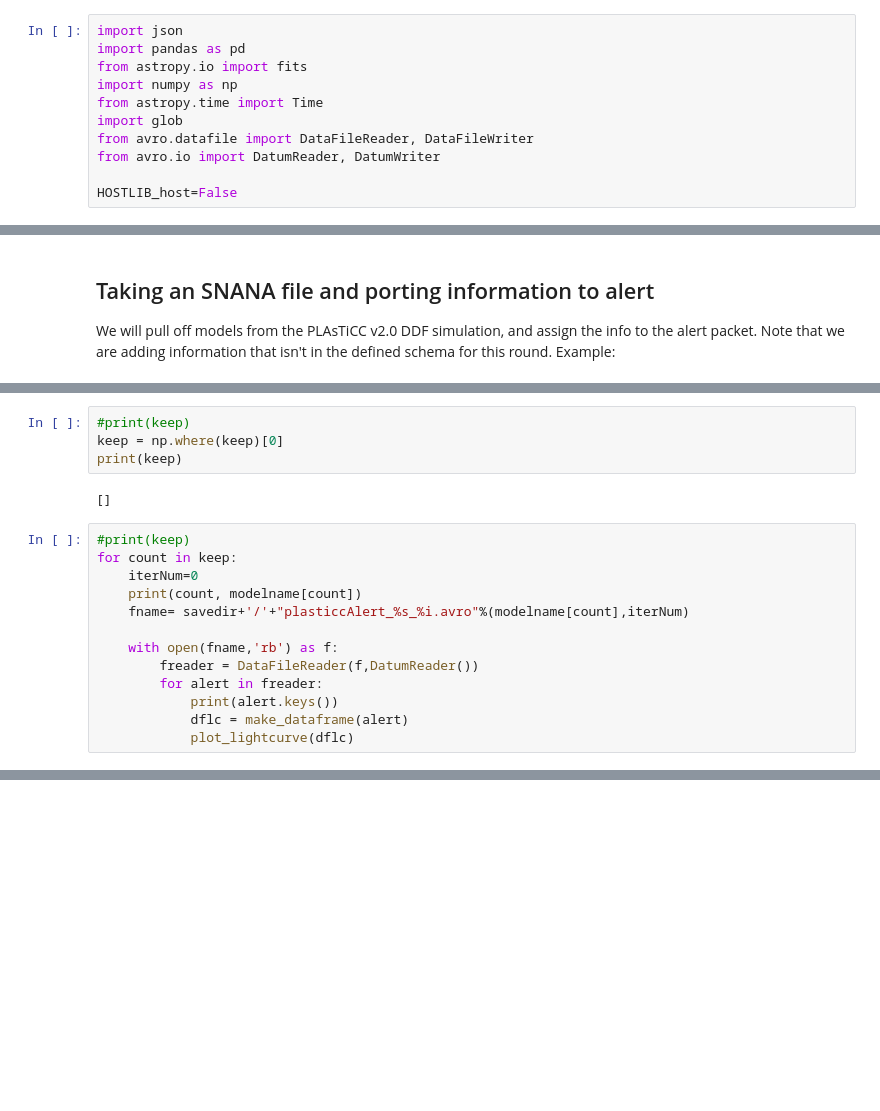
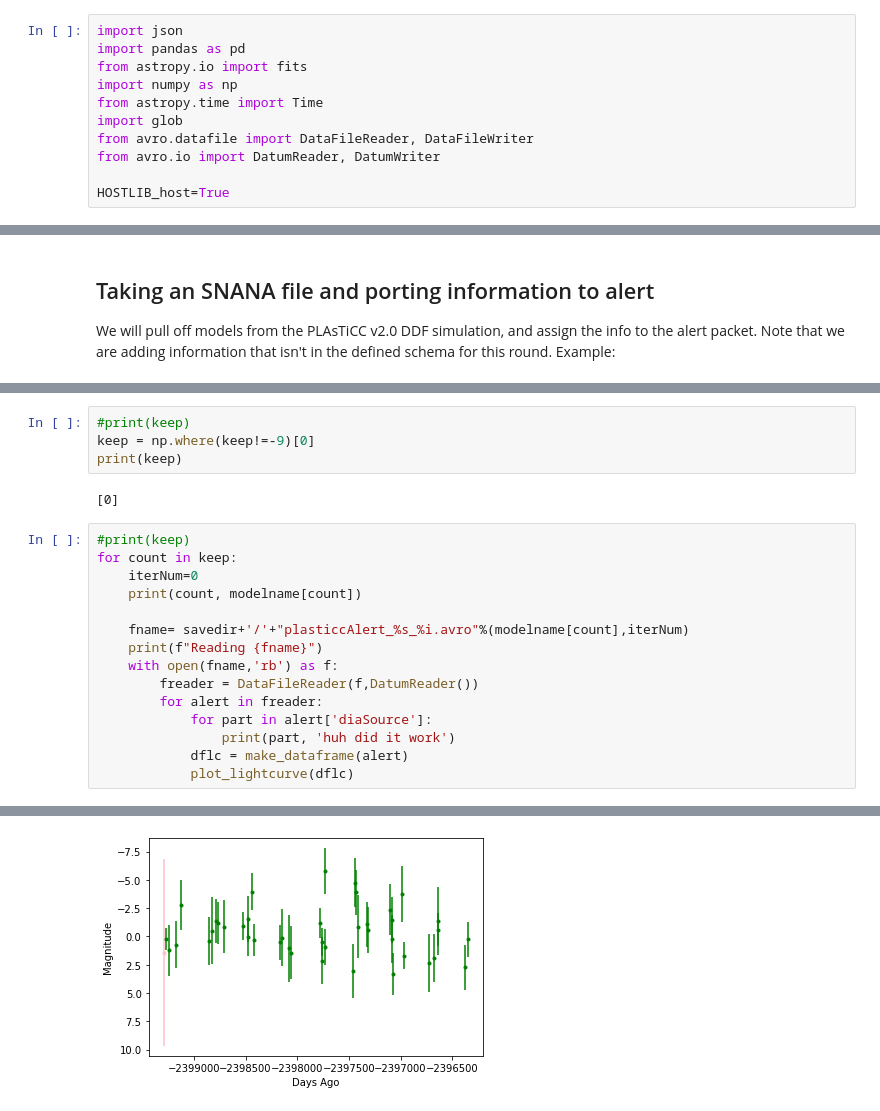
Before and after one commit to LSSTDESC/plasticc_alerts, a Jupyter notebook: Examples/demo_serialize_alerts_pipeline.ipynb, the cells around one changed output, grey strips where cells are left out. Cells and saved outputs as stored; diff of their text form; blank space fills up the shorter version.

```diff
--- a/Examples/demo_serialize_alerts_pipeline.ipynb
+++ b/Examples/demo_serialize_alerts_pipeline.ipynb
@@ -23,7 +23,7 @@ import glob
 from avro.datafile import DataFileReader, DataFileWriter
 from avro.io import DatumReader, DatumWriter
 
-HOSTLIB_host=False
+HOSTLIB_host=True
 # %% [markdown]
 ### These functions will enable us to plot the output from our avro object
 # %%
@@ -294,19 +299,22 @@ This model AGAGLIAN_ZTF_NONIaMODEL0 seems to have no data
 # %%
 #print(keep)
-keep = np.where(keep)[0]
+keep = np.where(keep!=-9)[0]
 print(keep)
 # %% [output]
-[]
+[0]
 # %%
 #print(keep)
 for count in keep:
     iterNum=0
     print(count, modelname[count])
+
     fname= savedir+'/'+"plasticcAlert_%s_%i.avro"%(modelname[count],iterNum)
-
+    print(f"Reading {fname}")
     with open(fname,'rb') as f:
         freader = DataFileReader(f,DatumReader())
         for alert in freader:
-            print(alert.keys())
+            for part in alert['diaSource']:
+                print(part, 'huh did it work')
             dflc = make_dataframe(alert)
             plot_lightcurve(dflc)
+# %% [output]
@@ -312,0 +338 @@ for count in keep:
+[figure, added]
```
Also changed, not shown: parts of 4 cells of this notebook.
